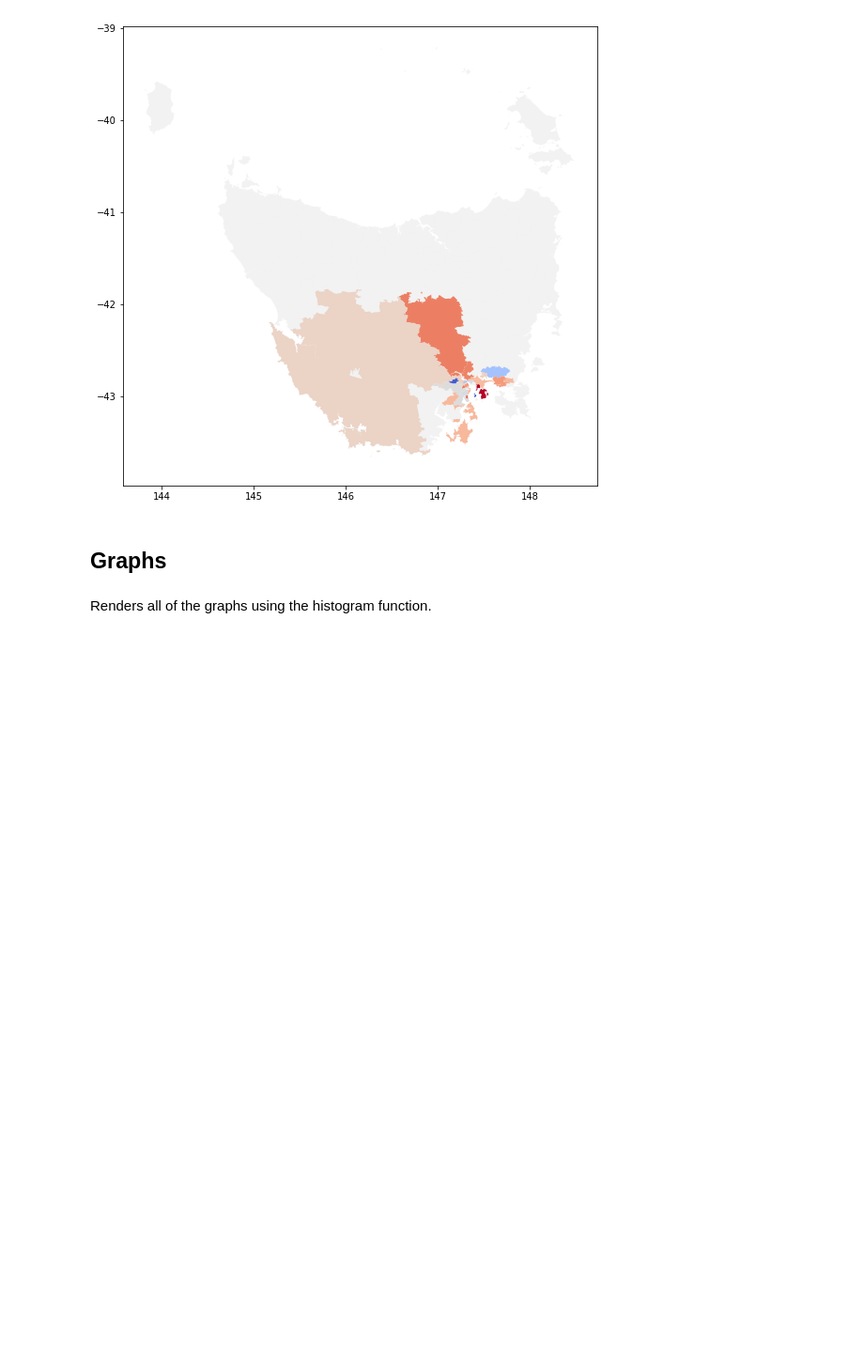
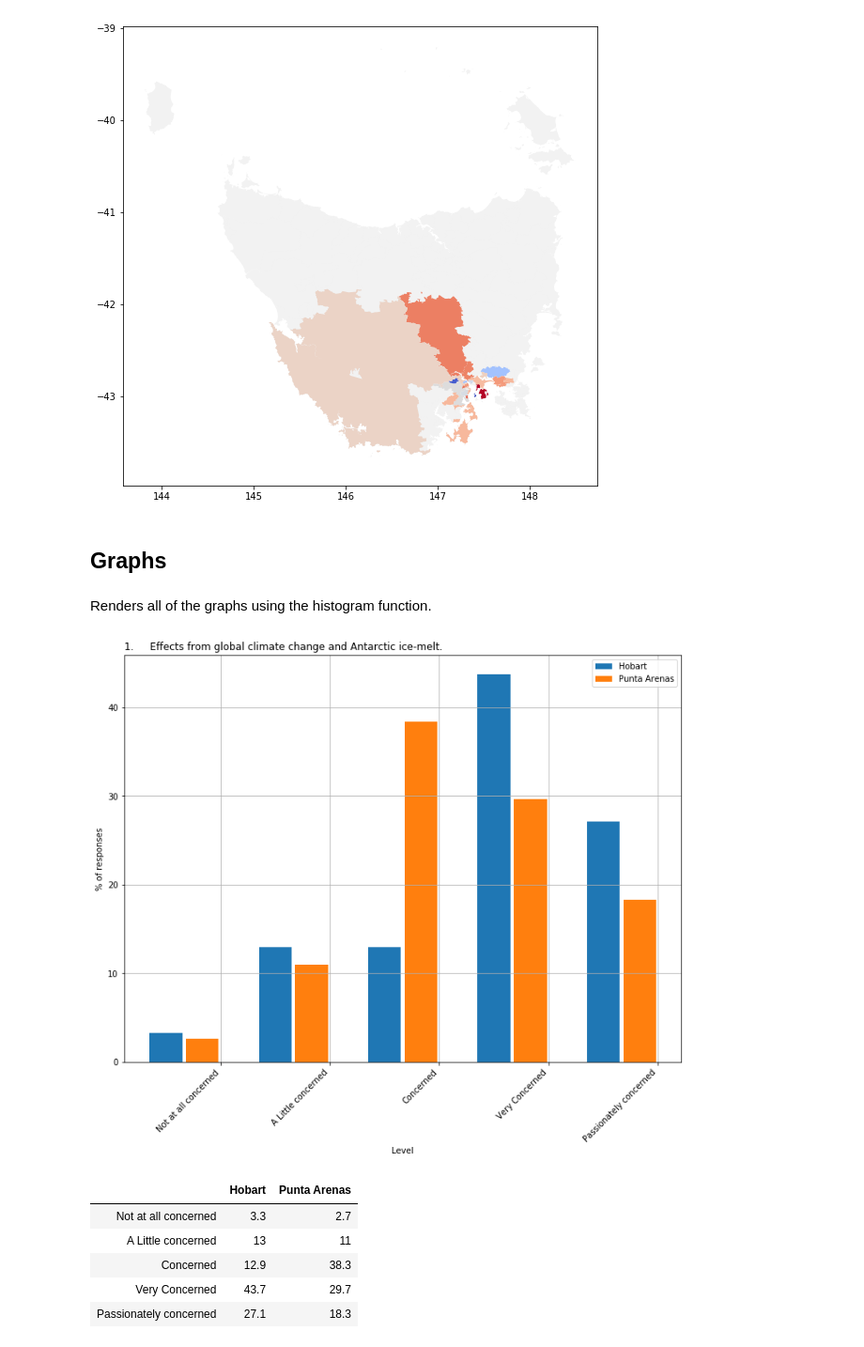
Before and after one commit to liammagee/data-analytics, a Jupyter notebook: CoS.ipynb, the cells around one changed output. Shown at 94% size. Cells and saved outputs as stored; diff of their text form; code cells hidden in the pictures; blank space fills up the shorter version.

```diff
--- a/CoS.ipynb
+++ b/CoS.ipynb
@@ -363,4 +371,14 @@ cols_to_render = ['An_1', 'An_2', 'An_3', 'An_4', 'An_5', 'An_6',
        'Satis_34', 'Satis_35', 'Satis_36', 'Satis_37', 'Satis_38', 'Satis_39',
        'Satis_40', 'Soc_1', 'Soc_3', 'Soc_2b', 'Soc_4', 'Soc_5',
        'Soc_6', 'Soc_7', 'Soc_9b','Soc_10']
+# %%
+ds.gen_histogram(['An_1', 'Weight'], stacked = False, legend_labels = ['Hobart', 'Punta Arenas'], normalise=True, use_weights = True)
+# %% [output]
+[figure, added]
+|  | Hobart | Punta Arenas |
+| Not at all concerned | 3.3 | 2.7 |
+| A Little concerned | 13 | 11 |
+| Concerned | 12.9 | 38.3 |
+| Very Concerned | 43.7 | 29.7 |
+| Passionately concerned | 27.1 | 18.3 |
 # %%
```
Also changed, not shown: parts of 4 cells of this notebook, 2 other files.
